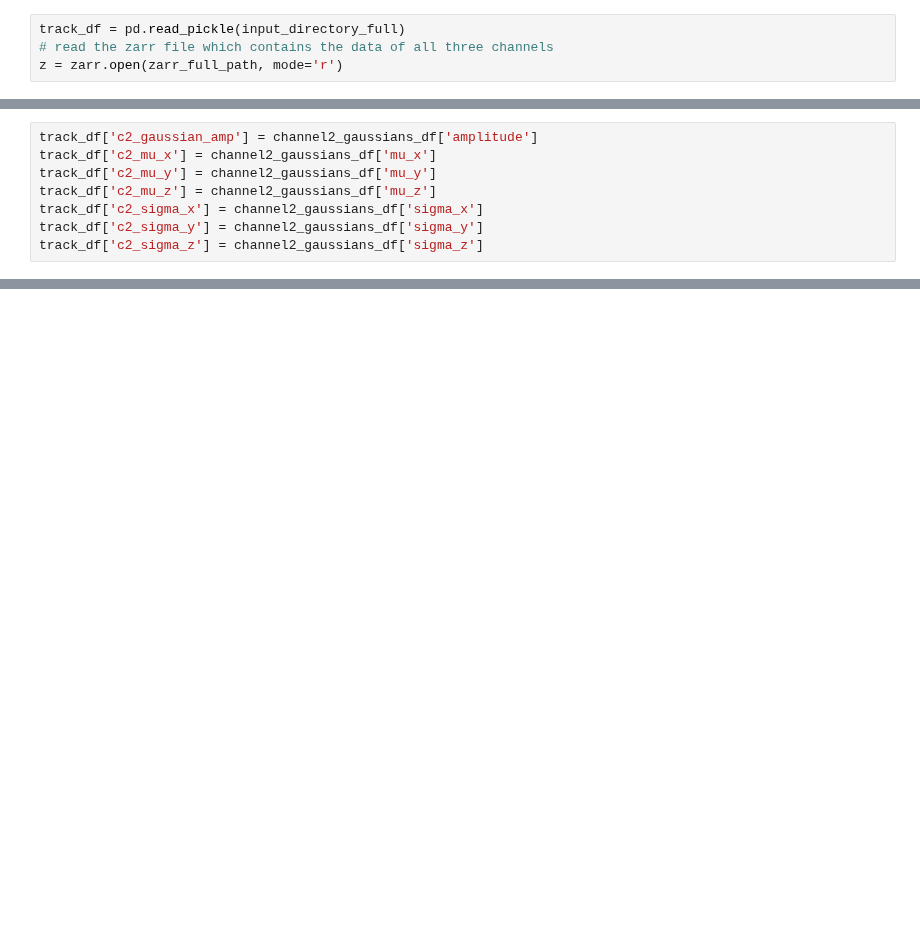
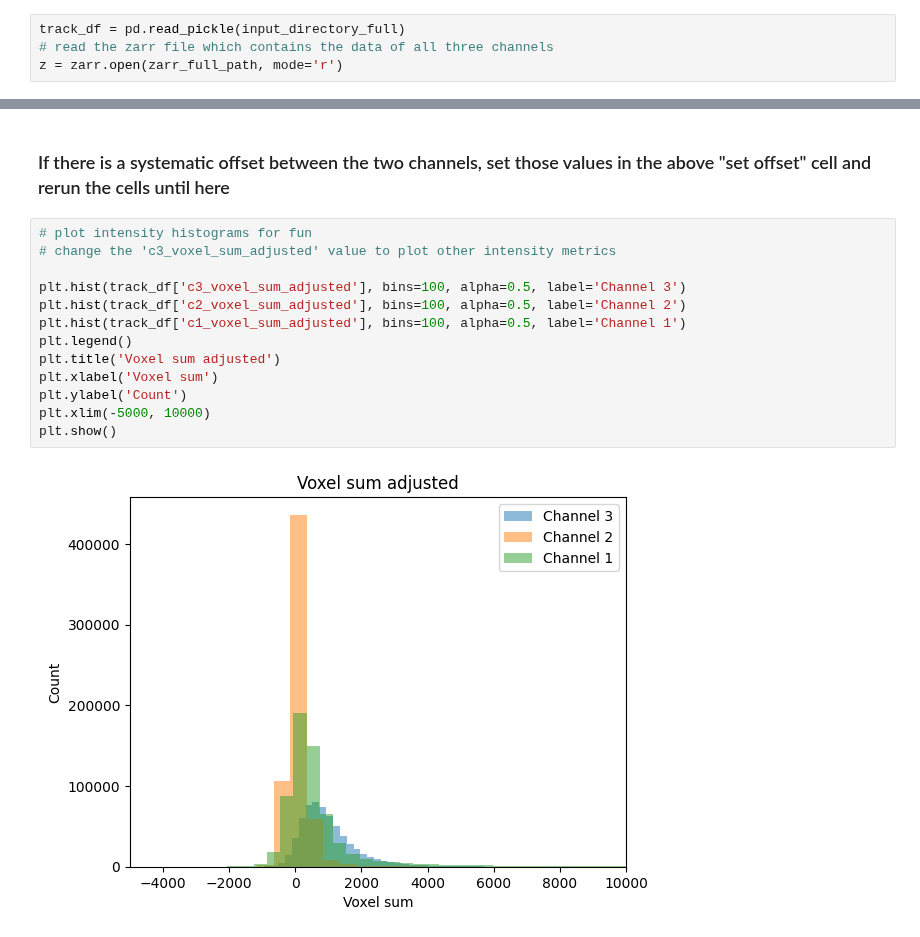
Before and after one commit to MatsulabUW/LLSM-CME-ANALYSIS, a Jupyter notebook: Final/Jupyter_Notebooks/04. extracting_alt_channel_intensities_BD.ipynb, the cells around one changed output, grey strips where cells are left out. Saved outputs shown, nothing was run; the diff lists cells and outputs as text; blank space fills up the shorter version.

```diff
--- a/Final/Jupyter_Notebooks/04. extracting_alt_channel_intensities_BD.ipynb
+++ b/Final/Jupyter_Notebooks/04. extracting_alt_channel_intensities_BD.ipynb
@@ -216,8 +46,0 @@ print('time taken (seconds)', end_time - start_time)
-# %%
-track_df['c2_gaussian_amp'] = channel2_gaussians_df['amplitude']
-track_df['c2_mu_x'] = channel2_gaussians_df['mu_x']
-track_df['c2_mu_y'] = channel2_gaussians_df['mu_y']
-track_df['c2_mu_z'] = channel2_gaussians_df['mu_z']
-track_df['c2_sigma_x'] = channel2_gaussians_df['sigma_x']
-track_df['c2_sigma_y'] = channel2_gaussians_df['sigma_y']
-track_df['c2_sigma_z'] = channel2_gaussians_df['sigma_z']
@@ -351,0 +148,17 @@ df = extractor.gaussian_fitting_single_frame(expected_sigma = [4,2,2],
+# %% [markdown]
+### If there is a systematic offset between the two channels, set those values in the above "set offset" cell and rerun the cells until here
+# %%
+# plot intensity histograms for fun
+# change the 'c3_voxel_sum_adjusted' value to plot other intensity metrics
+
+plt.hist(track_df['c3_voxel_sum_adjusted'], bins=100, alpha=0.5, label='Channel 3')
+plt.hist(track_df['c2_voxel_sum_adjusted'], bins=100, alpha=0.5, label='Channel 2')
+plt.hist(track_df['c1_voxel_sum_adjusted'], bins=100, alpha=0.5, label='Channel 1')
+plt.legend()
+plt.title('Voxel sum adjusted')
+plt.xlabel('Voxel sum')
+plt.ylabel('Count')
+plt.xlim(-5000, 10000)
+plt.show()
+# %% [output]
+[figure, added]
```
Also changed, not shown: parts of 46 cells of this notebook, 1 other file.
